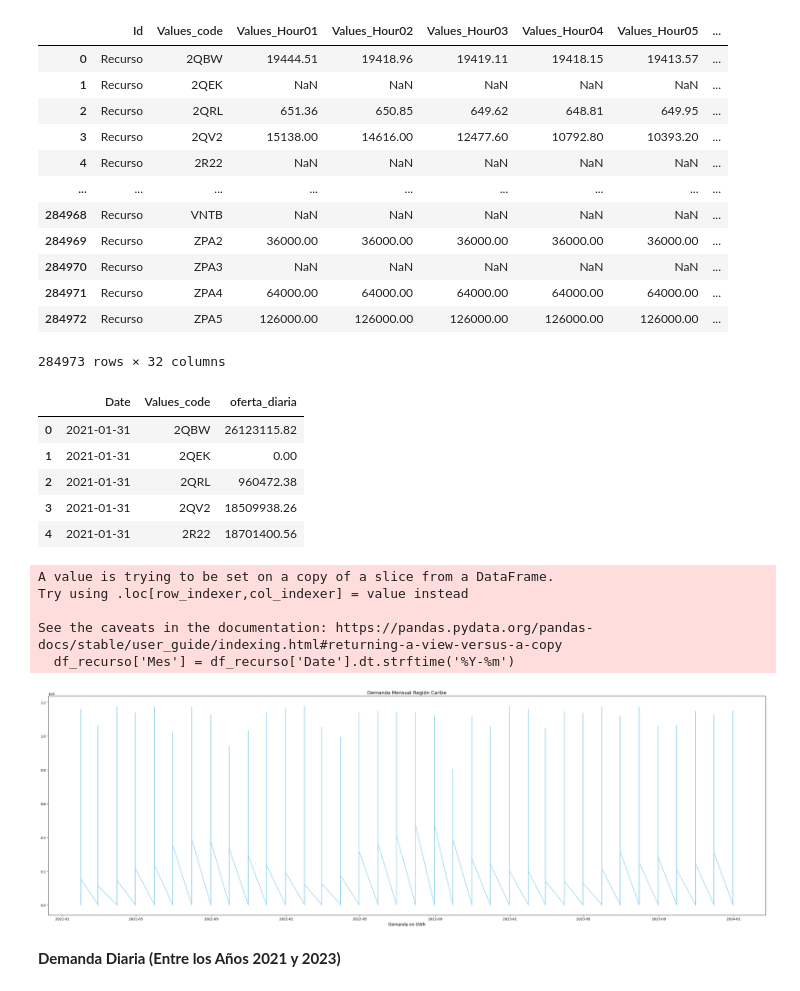
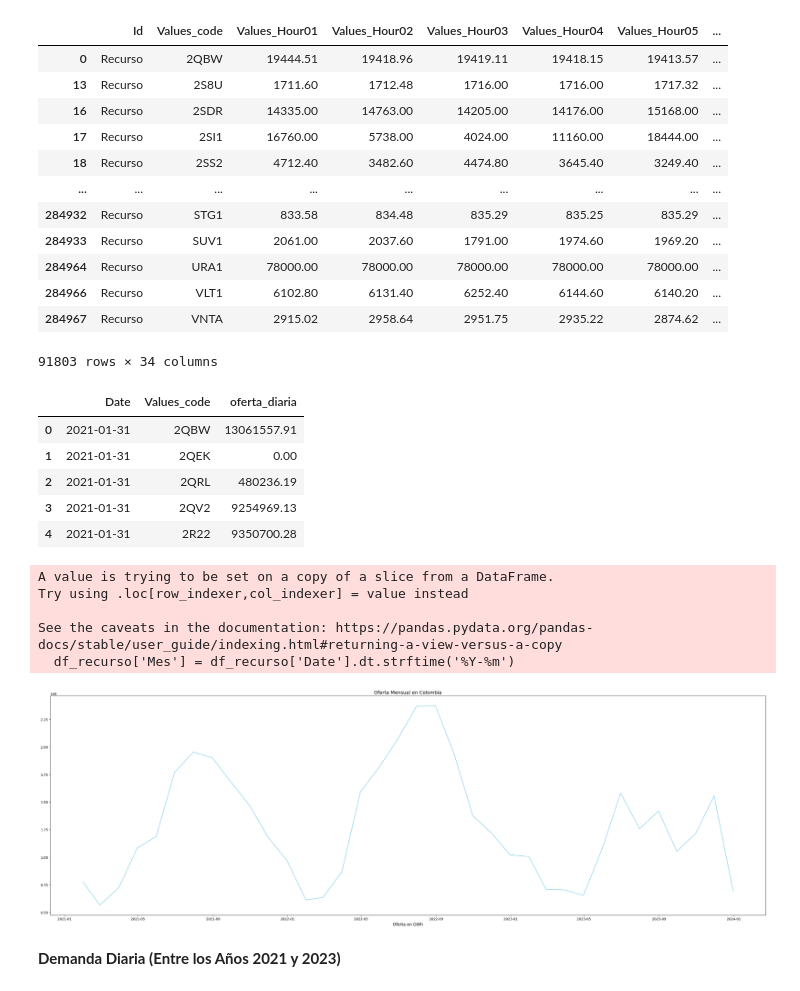
Before and after one commit to jonalbu/demanda, a Jupyter notebook: Jupyter/oferta.ipynb, the cells around one changed output. Cells and saved outputs as stored; diff of their text form; code cells hidden in the pictures.

Commit message:
update dashboard oferta

```diff
--- a/Jupyter/oferta.ipynb
+++ b/Jupyter/oferta.ipynb
@@ -12,7 +12,7 @@ import datetime as dt           # Permite trabajar con fechas
 import numpy as np              # Manipulación de datos
 import matplotlib.dates as mdates
 # %%
-df_oferta = pd.read_csv('C:/Users/jonal/OneDrive/Documentos/12_Bootcamp_Talento_Tech/Proyecto/Streamlit/oferta_recursos.txt', sep='\t')
+df_oferta = pd.read_csv('C:/Users/jonal/OneDrive/Documentos/12_Bootcamp_Talento_Tech/Proyecto/Streamlit/Data/oferta_recursos2.txt', sep='\t')
 
 
 # Asegúrate de que la columna 'Date' esté en formato datetime
@@ -20,28 +20,29 @@ df_oferta['Date'] = pd.to_datetime(df_oferta['Date'])
 
 # Suma de la demanda por horas (diaria)
 df_oferta['oferta_diaria'] = df_oferta.sum(axis=1, skipna=True, numeric_only=True)
+# %%
+df_2=df_oferta.dropna()
 # %%
-df_2 = df_oferta
-
 #Seleccionar el tipo de fuente enerética
 
-df = df_2.query('Values_Type == "Hidraulica"')
+df = df_2.query('Values_Type == "HIDRAULICA"')
 df
+
 
 # Agrupar por mes y sumar la demanda diaria
 
 df_mensual = df.groupby([pd.Grouper(key='Date', freq='M'), 'Values_code'])['oferta_diaria'].sum()
 
 df_mensual = df_mensual.reset_index()
-
+df_recurso = df_mensual
 # Definir la región específica a seleccionar
-recursos = ["2VJS", "3ENA", "3ENE", "3GPZ", "3HBN",
-            "3HF5", "3HWM", "3IZ6", "3J2B", "3IS2",
-            "3J2H", "3J4D", "3K6T", "3KJK", "3NLZ",
-            "CTG1", "CTG2", "CTG3", "EPFV", "GE32",
-            "GEC3", "MATA", "PRG1", "PRG2", "TBQ3",
-            "TBQ4", "TBST", "TCBE", "TCDT", "TFL1",
-            "TFL4", "TGJ1", "TGJ2", "TMB1","TRN1","URA1"]
+#recursos = ["2VJS", "3ENA", "3ENE", "3GPZ", "3HBN",
+#            "3HF5", "3HWM", "3IZ6", "3J2B", "3IS2",
+#            "3J2H", "3J4D", "3K6T", "3KJK", "3NLZ",
+#            "CTG1", "CTG2", "CTG3", "EPFV", "GE32",
+#            "GEC3", "MATA", "PRG1", "PRG2", "TBQ3",
+#            "TBQ4", "TBST", "TCBE", "TCDT", "TFL1",
+#            "TFL4", "TGJ1", "TGJ2", "TMB1","TRN1","URA1"]
 
 # Filtrar el DataFrame por la región específica
 df_recurso = df_mensual[df_mensual['Values_code'].isin(recursos)]
@@ -50,14 +51,14 @@ df
 # %% [output]
 |  | Id | Values_code | Values_Hour01 | Values_Hour02 | Values_Hour03 | Values_Hour04 | Values_Hour05 | ... |
 | 0 | Recurso | 2QBW | 19444.51 | 19418.96 | 19419.11 | 19418.15 | 19413.57 | ... |
-| 1 | Recurso | 2QEK | NaN | NaN | NaN | NaN | NaN | ... |
-| 2 | Recurso | 2QRL | 651.36 | 650.85 | 649.62 | 648.81 | 649.95 | ... |
-| 3 | Recurso | 2QV2 | 15138.00 | 14616.00 | 12477.60 | 10792.80 | 10393.20 | ... |
-| 4 | Recurso | 2R22 | NaN | NaN | NaN | NaN | NaN | ... |
+| 13 | Recurso | 2S8U | 1711.60 | 1712.48 | 1716.00 | 1716.00 | 1717.32 | ... |
+| 16 | Recurso | 2SDR | 14335.00 | 14763.00 | 14205.00 | 14176.00 | 15168.00 | ... |
+| 17 | Recurso | 2SI1 | 16760.00 | 5738.00 | 4024.00 | 11160.00 | 18444.00 | ... |
+| 18 | Recurso | 2SS2 | 4712.40 | 3482.60 | 4474.80 | 3645.40 | 3249.40 | ... |
 | ... | ... | ... | ... | ... | ... | ... | ... | ... |
-| 284968 | Recurso | VNTB | NaN | NaN | NaN | NaN | NaN | ... |
-| 284969 | Recurso | ZPA2 | 36000.00 | 36000.00 | 36000.00 | 36000.00 | 36000.00 | ... |
-| 284970 | Recurso | ZPA3 | NaN | NaN | NaN | NaN | NaN | ... |
-| 284971 | Recurso | ZPA4 | 64000.00 | 64000.00 | 64000.00 | 64000.00 | 64000.00 | ... |
-| 284972 | Recurso | ZPA5 | 126000.00 | 126000.00 | 126000.00 | 126000.00 | 126000.00 | ... |
+| 284932 | Recurso | STG1 | 833.58 | 834.48 | 835.29 | 835.25 | 835.29 | ... |
+| 284933 | Recurso | SUV1 | 2061.00 | 2037.60 | 1791.00 | 1974.60 | 1969.20 | ... |
+| 284964 | Recurso | URA1 | 78000.00 | 78000.00 | 78000.00 | 78000.00 | 78000.00 | ... |
+| 284966 | Recurso | VLT1 | 6102.80 | 6131.40 | 6252.40 | 6144.60 | 6140.20 | ... |
+| 284967 | Recurso | VNTA | 2915.02 | 2958.64 | 2951.75 | 2935.22 | 2874.62 | ... |
-284973 rows × 32 columns
+91803 rows × 34 columns
@@ -67,46 +66,46 @@ df_recurso.head()
 df_mensual.head()
 # %% [output]
 |  | Date | Values_code | oferta_diaria |
-| 0 | 2021-01-31 | 2QBW | 26123115.82 |
+| 0 | 2021-01-31 | 2QBW | 13061557.91 |
 | 1 | 2021-01-31 | 2QEK | 0.00 |
-| 2 | 2021-01-31 | 2QRL | 960472.38 |
-| 3 | 2021-01-31 | 2QV2 | 18509938.26 |
-| 4 | 2021-01-31 | 2R22 | 18701400.56 |
+| 2 | 2021-01-31 | 2QRL | 480236.19 |
+| 3 | 2021-01-31 | 2QV2 | 9254969.13 |
+| 4 | 2021-01-31 | 2R22 | 9350700.28 |
 # %%
 %matplotlib inline
 
 #df_mensual = df_mensual.reset_index()
 
 df_recurso['Mes'] = df_recurso['Date'].dt.strftime('%Y-%m')
 
 # Crear la figura y el eje
 fig, ax = plt.subplots(figsize=(30, 10))
 
 # Graficar la demanda mensual en un gráfico de barras horizontales
 ax.plot(df_recurso['Date'], df_recurso['oferta_diaria'], color='skyblue')
 
 # Añadir etiquetas de los ejes
-ax.set_xlabel('Demanda en GWh', fontsize=12)
+ax.set_xlabel('Oferta en GWh', fontsize=12)
 #ax.set_ylabel('Región', fontsize=12)
 
 # Añadir título al gráfico
-ax.set_title('Demanda Mensual Región Caribe', fontsize=14)
+ax.set_title('Oferta Mensual en Colombia', fontsize=14)
 
 # Ajustar la rotación de las etiquetas del eje y para mejor legibilidad
 plt.yticks(rotation=0)
 
 # Ajustar los márgenes
 plt.tight_layout()
 
 # Mostrar el gráfico
 plt.show()
 # %% [output]
 A value is trying to be set on a copy of a slice from a DataFrame.
 Try using .loc[row_indexer,col_indexer] = value instead
 
 See the caveats in the documentation: https://pandas.pydata.org/pandas-docs/stable/user_guide/indexing.html#returning-a-view-versus-a-copy
   df_recurso['Mes'] = df_recurso['Date'].dt.strftime('%Y-%m')
-[figure, old version]
+[figure, new version]
 # %% [markdown]
 **Demanda Diaria (Entre los Años 2021 y 2023)**
 # %%
```
Also changed, not shown: parts of 5 cells of this notebook, 7 other files.
